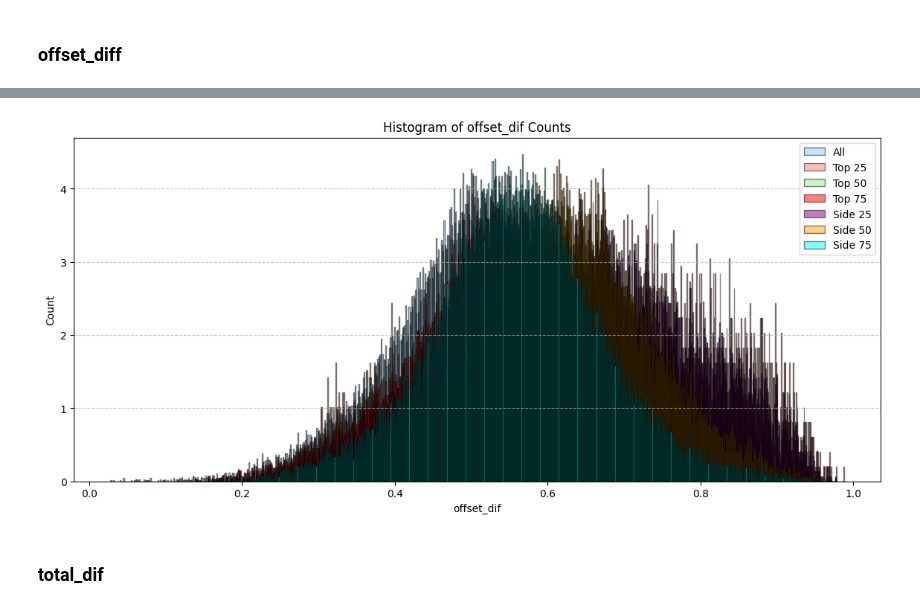
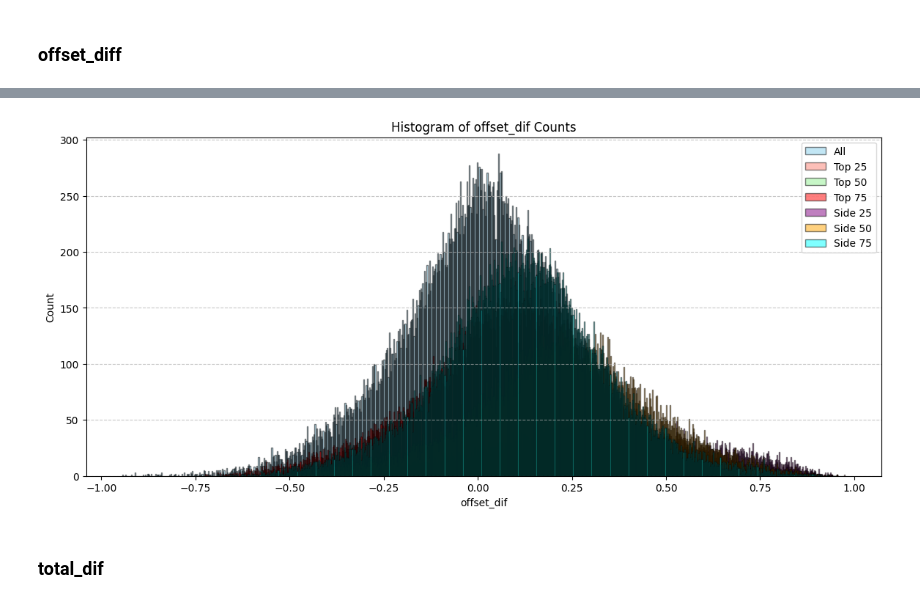
Before and after one commit to federicopaschetta/FemaleObjectificationInMovies, a Jupyter notebook: script.ipynb, the cells around one changed output, grey strips where cells are left out. Cells and saved outputs as stored; diff of their text form; code cells hidden in the pictures.

Commit message:
added counts instead of densities in plots

```diff
--- a/script.ipynb
+++ b/script.ipynb
@@ -174,5 +174,5 @@ df['offset_y'] = (df['y']+(df['height']/2))/img_height
 # %%
-df['offset'] = (np.sqrt(df['offset_x']**2 + df['offset_y']**2) / math.sqrt(2))
+df['offset'] = (np.sqrt(df['offset_x']**2 + df['offset_y']**2) / math.sqrt(2))*2
 # %%
 face = ["nose_v", "left_eye_v", "right_eye_v", "left_ear_v", "right_ear_v"] # face related keypoints visibilities
 body = ["left_shoulder_v", "right_shoulder_v", "left_hip_v", "right_hip_v"] # body related keypoints visibilities
@@ -380,7 +380,7 @@ colors = ["skyblue", "salmon", "lightgreen", "red", "purple", "orange", "cyan"]
 plt.figure(figsize=(14, 6))
 
 for i, (df_temp, color) in enumerate(zip(df_list, colors)):
-    plt.hist(df_temp['people_size_diff'], bins=400, color=color, edgecolor="black", alpha=0.4, density=True)
+    plt.hist(df_temp['people_size_diff'], bins=400, color=color, edgecolor="black", alpha=0.4, density=False)
     plt.xlabel("people_size_diff")
     plt.ylabel("Count")
 
@@ -397,7 +397,7 @@ plt.show()
 plt.figure(figsize=(10, 6))
 
 for i, (df_temp, color) in enumerate(zip(df_list, colors)):
-    plt.hist(df_temp['people_size_diff'], bins=1000, color=color, edgecolor="black", alpha=0.5, density=True)
+    plt.hist(df_temp['people_size_diff'], bins=1000, color=color, edgecolor="black", alpha=0.5, density=False)
     plt.xlabel("people_size_diff")
     plt.ylabel("Count")
 
@@ -435,7 +434,7 @@ plt.show()
 plt.figure(figsize=(14, 6))
 
 for i, (df_temp, color) in enumerate(zip(df_list, colors)):
-    plt.hist(df_temp['visibility_dif'], bins=800, color=color, edgecolor="black", alpha=0.5, density=True)
+    plt.hist(df_temp['visibility_dif'], bins=800, color=color, edgecolor="black", alpha=0.5, density=False)
     plt.xlabel("visibility_dif")
     plt.ylabel("Count")
 
@@ -471,19 +470,19 @@ plt.show()
 # %%
 plt.figure(figsize=(14, 6))
 
 for i, (df_temp, color) in enumerate(zip(df_list, colors)):
-    plt.hist(df_temp['offset_diff'], bins=800, color=color, edgecolor="black", alpha=0.5, density=True)
+    plt.hist(df_temp['offset_diff'], bins=800, color=color, edgecolor="black", alpha=0.5, density=False)
     plt.xlabel("offset_diff")
     plt.ylabel("Count")
 
 plt.xlabel("offset_dif")
 plt.ylabel("Count")
 plt.title("Histogram of offset_dif Counts")
 plt.grid(axis="y", linestyle="--", alpha=0.7)
 plt.legend(df_names)
 plt.show()
 # %% [output]
-[figure, old version]
+[figure, new version]
 # %% [markdown]
 ### total_dif
 # %%
```
Also changed, not shown: parts of 15 cells of this notebook.
